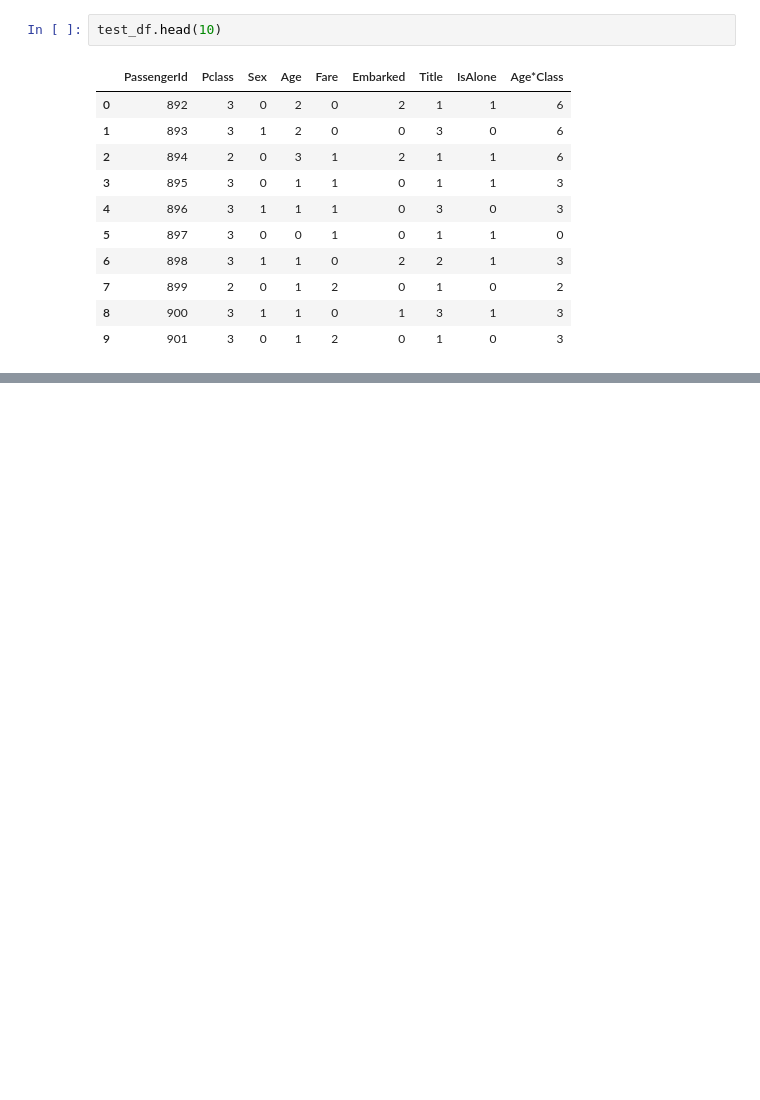
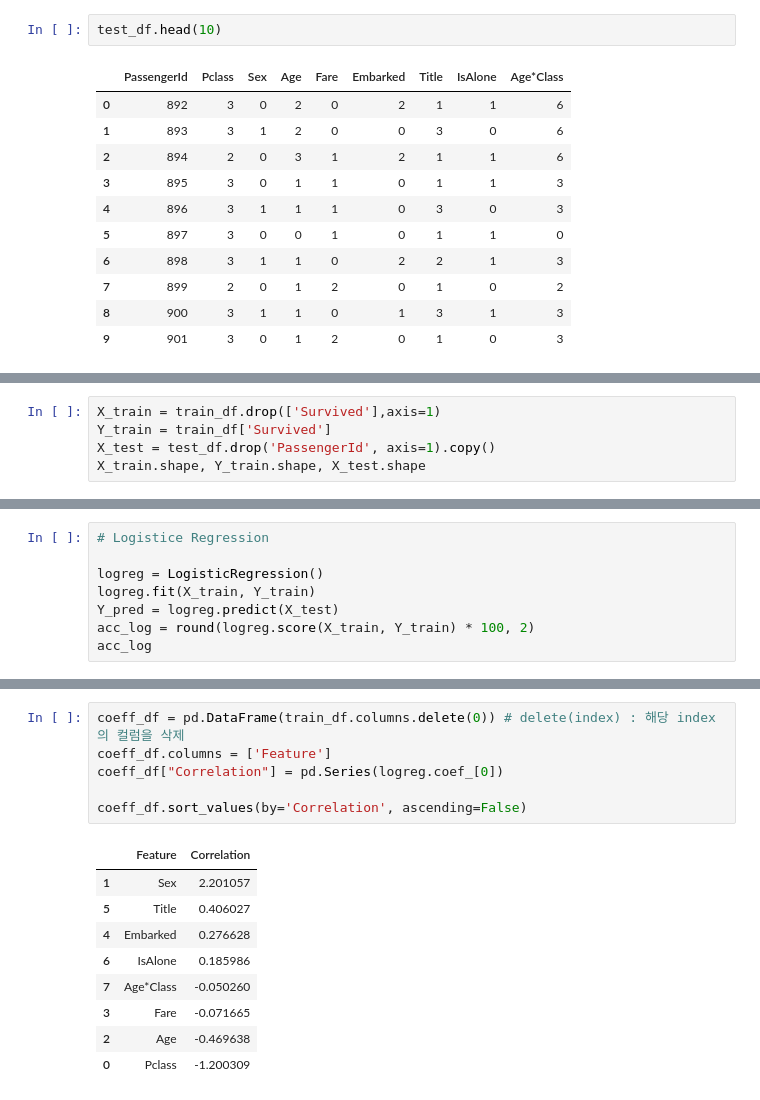
Before and after one commit to gistarrr/Kaggle, a Jupyter notebook: Study/Titanic-Machine Learning from Disaster/Titanic_Data_Science_Solutions_KR.ipynb, the cells around one changed output, grey strips where cells are left out. Cells and saved outputs as stored; diff of their text form; blank space fills up the shorter version.

```diff
--- a/Study/Titanic-Machine Learning from Disaster/Titanic_Data_Science_Solutions_KR.ipynb
+++ b/Study/Titanic-Machine Learning from Disaster/Titanic_Data_Science_Solutions_KR.ipynb
@@ -801,0 +814,5 @@ test_df.head(10)
+# %%
+X_train = train_df.drop(['Survived'],axis=1)
+Y_train = train_df['Survived']
+X_test = test_df.drop('PassengerId', axis=1).copy()
+X_train.shape, Y_train.shape, X_test.shape
@@ -801,0 +825,8 @@ test_df.head(10)
+# %%
+# Logistice Regression
+
+logreg = LogisticRegression()
+logreg.fit(X_train, Y_train)
+Y_pred = logreg.predict(X_test)
+acc_log = round(logreg.score(X_train, Y_train) * 100, 2)
+acc_log
@@ -801,0 +844,16 @@ test_df.head(10)
+# %%
+coeff_df = pd.DataFrame(train_df.columns.delete(0)) # delete(index) : 해당 index의 컬럼을 삭제
+coeff_df.columns = ['Feature']
+coeff_df["Correlation"] = pd.Series(logreg.coef_[0])
+
+coeff_df.sort_values(by='Correlation', ascending=False)
+# %% [output]
+|  | Feature | Correlation |
+| 1 | Sex | 2.201057 |
+| 5 | Title | 0.406027 |
+| 4 | Embarked | 0.276628 |
+| 6 | IsAlone | 0.185986 |
+| 7 | Age*Class | -0.050260 |
+| 3 | Fare | -0.071665 |
+| 2 | Age | -0.469638 |
+| 0 | Pclass | -1.200309 |
```
Also changed, not shown: parts of 34 cells of this notebook.
